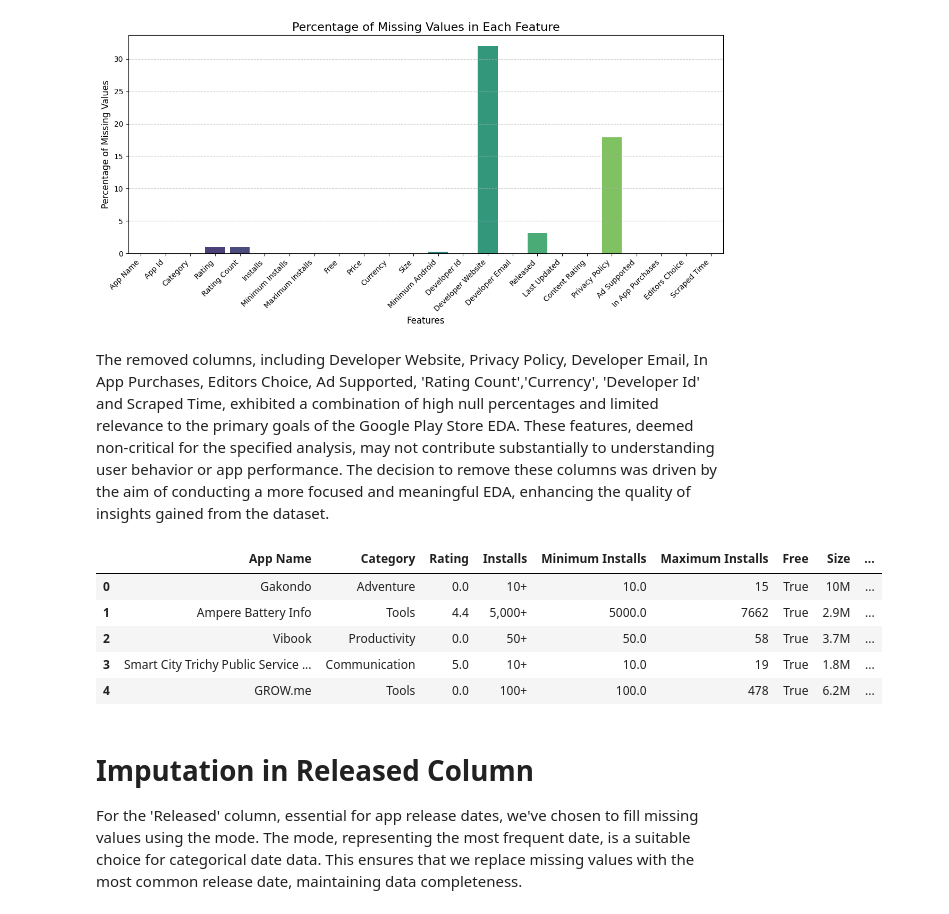
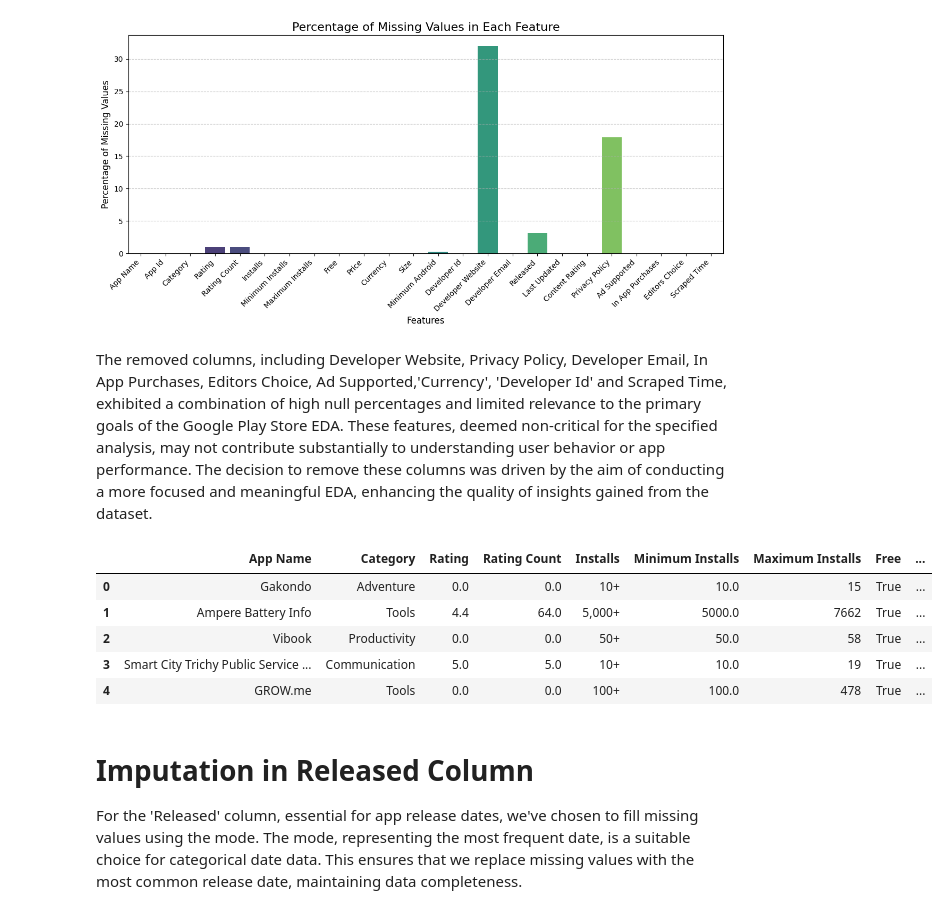
Before and after one commit to maria-clavijo/project_playstore_apps, a Jupyter notebook: notebooks/DataClean.ipynb, the cells around one changed output. Saved outputs shown, nothing was run; the diff lists cells and outputs as text; code cells hidden in the pictures.

Commit message:
update data clean

```diff
--- a/notebooks/DataClean.ipynb
+++ b/notebooks/DataClean.ipynb
@@ -61,18 +67,18 @@ Passing `palette` without assigning `hue` is deprecated and will be removed in v
   sns.barplot(x=null_percentage.index, y=null_percentage, palette="viridis")
 [figure]
 # %% [markdown]
-The removed columns, including Developer Website, Privacy Policy, Developer Email, In App Purchases, Editors Choice, Ad Supported, 'Rating Count','Currency', 'Developer Id' and Scraped Time, exhibited a combination of high null percentages and limited relevance to the primary goals of the Google Play Store EDA. These features, deemed non-critical for the specified analysis, may not contribute substantially to understanding user behavior or app performance. The decision to remove these columns was driven by the aim of conducting a more focused and meaningful EDA, enhancing the quality of insights gained from the dataset.
+The removed columns, including Developer Website, Privacy Policy, Developer Email, In App Purchases, Editors Choice, Ad Supported,'Currency', 'Developer Id' and Scraped Time, exhibited a combination of high null percentages and limited relevance to the primary goals of the Google Play Store EDA. These features, deemed non-critical for the specified analysis, may not contribute substantially to understanding user behavior or app performance. The decision to remove these columns was driven by the aim of conducting a more focused and meaningful EDA, enhancing the quality of insights gained from the dataset.
 # %%
-data2 = data1.drop(['App Id', 'Rating Count', 'Developer Website', 'Privacy Policy', 'Developer Id', 'Developer Email',
-                    'Currency', 'In App Purchases', 'Price', 'Editors Choice', 'Ad Supported', 'Scraped Time'], axis=1)
+data2 = data1.drop(['App Id', 'Developer Website', 'Privacy Policy', 'Developer Id', 'Developer Email', 'Currency',
+                    'In App Purchases', 'Price', 'Editors Choice', 'Ad Supported', 'Scraped Time'], axis=1)
 data2.head()
 # %% [output]
-|  | App Name | Category | Rating | Installs | Minimum Installs | Maximum Installs | Free | Size | ... |
-| 0 | Gakondo | Adventure | 0.0 | 10+ | 10.0 | 15 | True | 10M | ... |
-| 1 | Ampere Battery Info | Tools | 4.4 | 5,000+ | 5000.0 | 7662 | True | 2.9M | ... |
-| 2 | Vibook | Productivity | 0.0 | 50+ | 50.0 | 58 | True | 3.7M | ... |
-| 3 | Smart City Trichy Public Service ... | Communication | 5.0 | 10+ | 10.0 | 19 | True | 1.8M | ... |
-| 4 | GROW.me | Tools | 0.0 | 100+ | 100.0 | 478 | True | 6.2M | ... |
+|  | App Name | Category | Rating | Rating Count | Installs | Minimum Installs | Maximum Installs | Free | ... |
+| 0 | Gakondo | Adventure | 0.0 | 0.0 | 10+ | 10.0 | 15 | True | ... |
+| 1 | Ampere Battery Info | Tools | 4.4 | 64.0 | 5,000+ | 5000.0 | 7662 | True | ... |
+| 2 | Vibook | Productivity | 0.0 | 0.0 | 50+ | 50.0 | 58 | True | ... |
+| 3 | Smart City Trichy Public Service ... | Communication | 5.0 | 5.0 | 10+ | 10.0 | 19 | True | ... |
+| 4 | GROW.me | Tools | 0.0 | 0.0 | 100+ | 100.0 | 478 | True | ... |
 # %% [markdown]
 # Imputation in Released Column
 For the 'Released' column, essential for app release dates, we've chosen to fill missing values using the mode.
```
Also changed, not shown: parts of 7 cells of this notebook.
